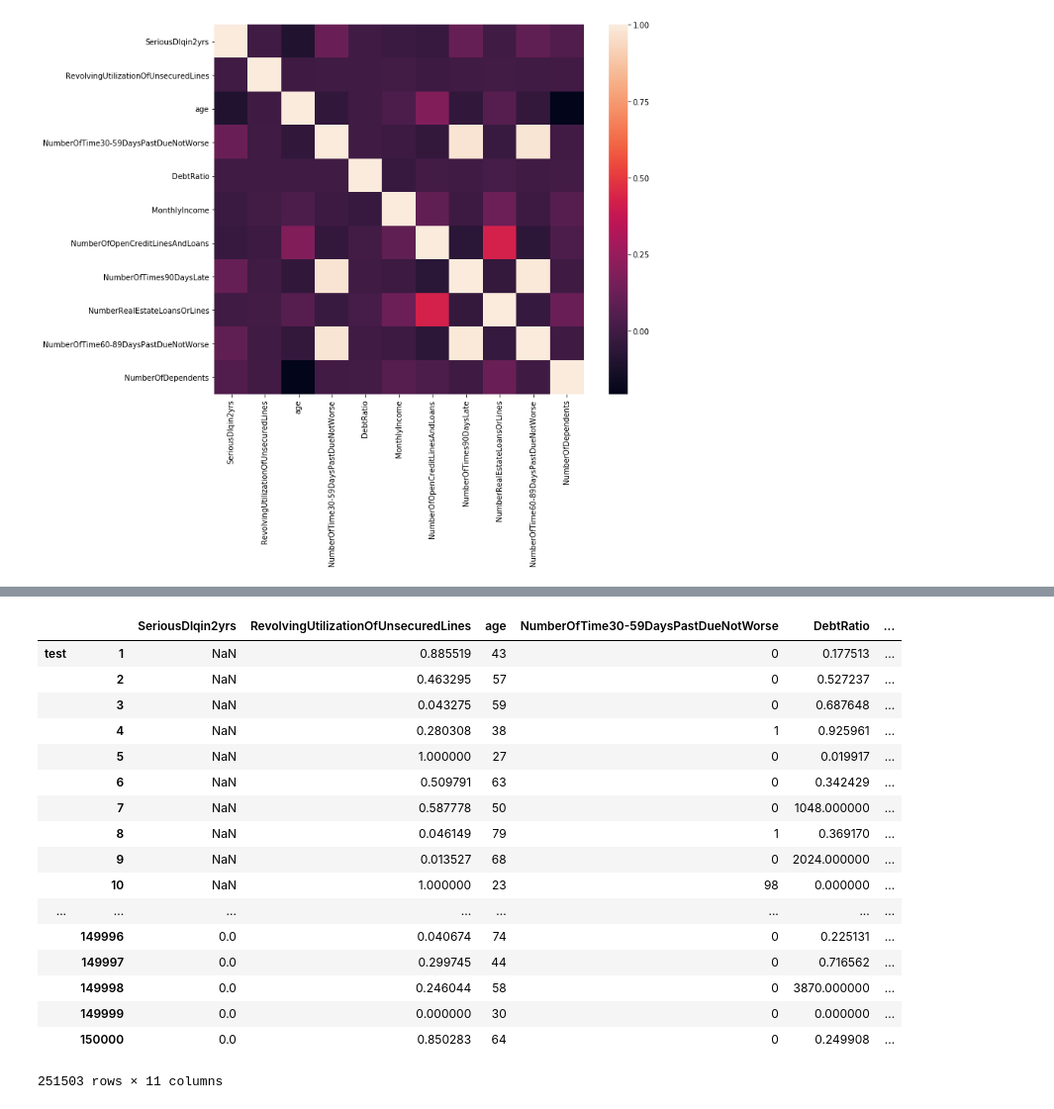
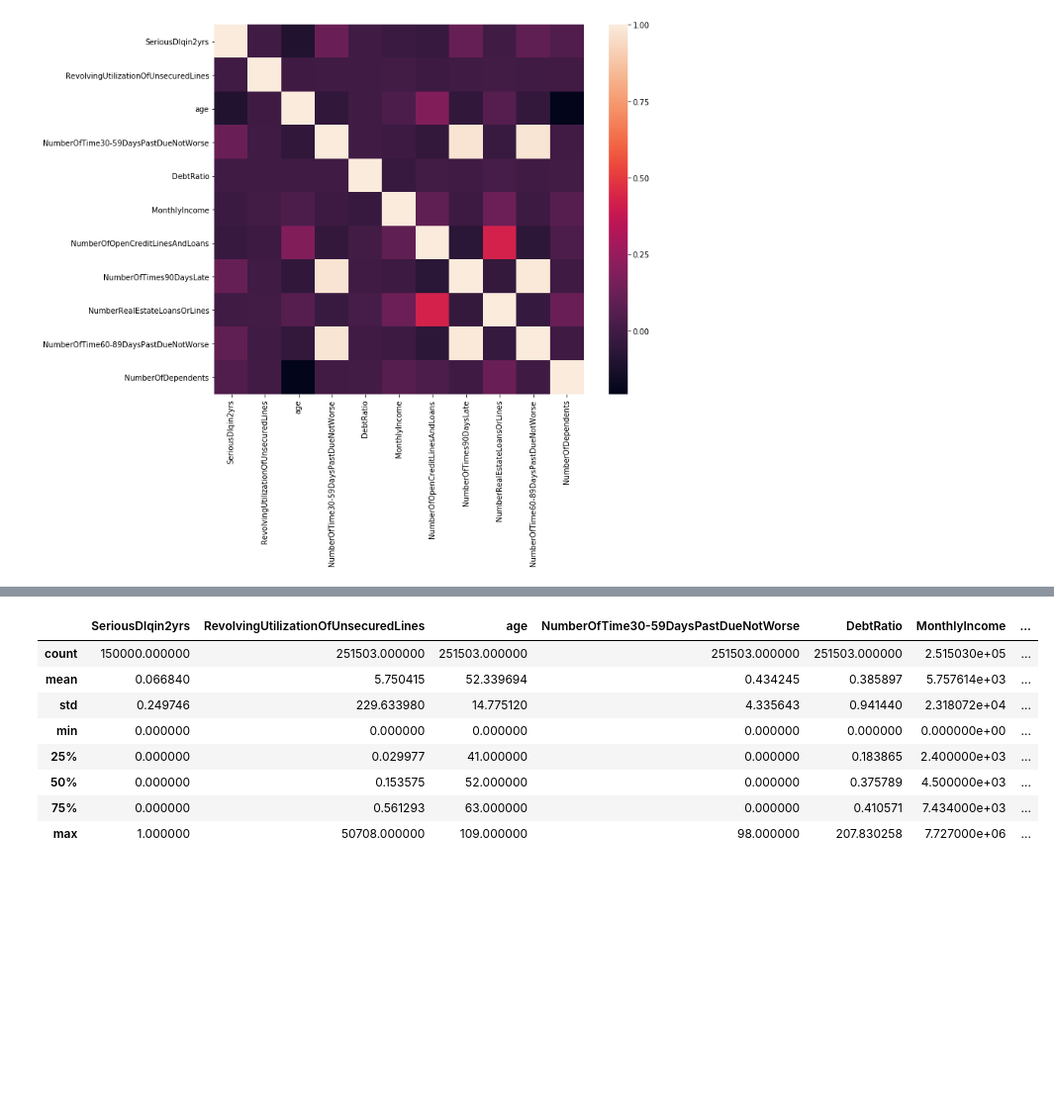
Before and after one commit to vcheng728/Credit, a Jupyter notebook: Credit Score.ipynb, the cells around one changed output, grey strips where cells are left out. Shown: that part at 99% size. Cells and saved outputs as stored; diff of their text form; code cells hidden in the pictures; blank space fills up the shorter version.

```diff
--- a/Credit Score.ipynb
+++ b/Credit Score.ipynb
@@ -137,21 +123,29 @@ stackt['MonthlyIncome'].update(clean)
+# %%
+nan_dr = stackt[stackt['MonthlyIncome'].isnull()]['DebtRatio']
+nan_df = pd.DataFrame(nan_dr)
+nan_df['DR2'] = drm
+# %%
+stackt['MonthlyIncome'].update(nan_dr)
+stackt['DebtRatio'].update(nan_df['DR2'])
+# %%
+#can see theres 4 people with an extremely high number of dependents, probably wrong
+#20,43, 20 and 13, will take the floor of them / 10
+stackt[stackt['NumberOfDependents']>10]['NumberOfDependents']
+high_dep = stackt[stackt['NumberOfDependents']>10]['NumberOfDependents']//10
+stackt['NumberOfDependents'].update(high_dep)
+# %%
+# fill NaN numofdeps with mean value
+depmean = np.mean(stackt['NumberOfDependents'])
+stackt['NumberOfDependents'].fillna(depmean, inplace = True)
 # %%
-stackt
+stackt.describe()
 # %% [output]
-|  |  | SeriousDlqin2yrs | RevolvingUtilizationOfUnsecuredLines | age | NumberOfTime30-59DaysPastDueNotWorse | DebtRatio | ... |
-| test | 1 | NaN | 0.885519 | 43 | 0 | 0.177513 | ... |
-|  | 2 | NaN | 0.463295 | 57 | 0 | 0.527237 | ... |
-|  | 3 | NaN | 0.043275 | 59 | 0 | 0.687648 | ... |
-|  | 4 | NaN | 0.280308 | 38 | 1 | 0.925961 | ... |
-|  | 5 | NaN | 1.000000 | 27 | 0 | 0.019917 | ... |
-|  | 6 | NaN | 0.509791 | 63 | 0 | 0.342429 | ... |
-|  | 7 | NaN | 0.587778 | 50 | 0 | 1048.000000 | ... |
-|  | 8 | NaN | 0.046149 | 79 | 1 | 0.369170 | ... |
-|  | 9 | NaN | 0.013527 | 68 | 0 | 2024.000000 | ... |
-|  | 10 | NaN | 1.000000 | 23 | 98 | 0.000000 | ... |
-| ... | ... | ... | ... | ... | ... | ... | ... |
-|  | 149996 | 0.0 | 0.040674 | 74 | 0 | 0.225131 | ... |
-|  | 149997 | 0.0 | 0.299745 | 44 | 0 | 0.716562 | ... |
-|  | 149998 | 0.0 | 0.246044 | 58 | 0 | 3870.000000 | ... |
-|  | 149999 | 0.0 | 0.000000 | 30 | 0 | 0.000000 | ... |
-|  | 150000 | 0.0 | 0.850283 | 64 | 0 | 0.249908 | ... |
+|  | SeriousDlqin2yrs | RevolvingUtilizationOfUnsecuredLines | age | NumberOfTime30-59DaysPastDueNotWorse | DebtRatio | MonthlyIncome | ... |
+| count | 150000.000000 | 251503.000000 | 251503.000000 | 251503.000000 | 251503.000000 | 2.515030e+05 | ... |
+| mean | 0.066840 | 5.750415 | 52.339694 | 0.434245 | 0.385897 | 5.757614e+03 | ... |
+| std | 0.249746 | 229.633980 | 14.775120 | 4.335643 | 0.941440 | 2.318072e+04 | ... |
+| min | 0.000000 | 0.000000 | 0.000000 | 0.000000 | 0.000000 | 0.000000e+00 | ... |
+| 25% | 0.000000 | 0.029977 | 41.000000 | 0.000000 | 0.183865 | 2.400000e+03 | ... |
+| 50% | 0.000000 | 0.153575 | 52.000000 | 0.000000 | 0.375789 | 4.500000e+03 | ... |
+| 75% | 0.000000 | 0.561293 | 63.000000 | 0.000000 | 0.410571 | 7.434000e+03 | ... |
+| max | 1.000000 | 50708.000000 | 109.000000 | 98.000000 | 207.830258 | 7.727000e+06 | ... |
-251503 rows × 11 columns
```
Also changed, not shown: parts of 21 cells of this notebook.
